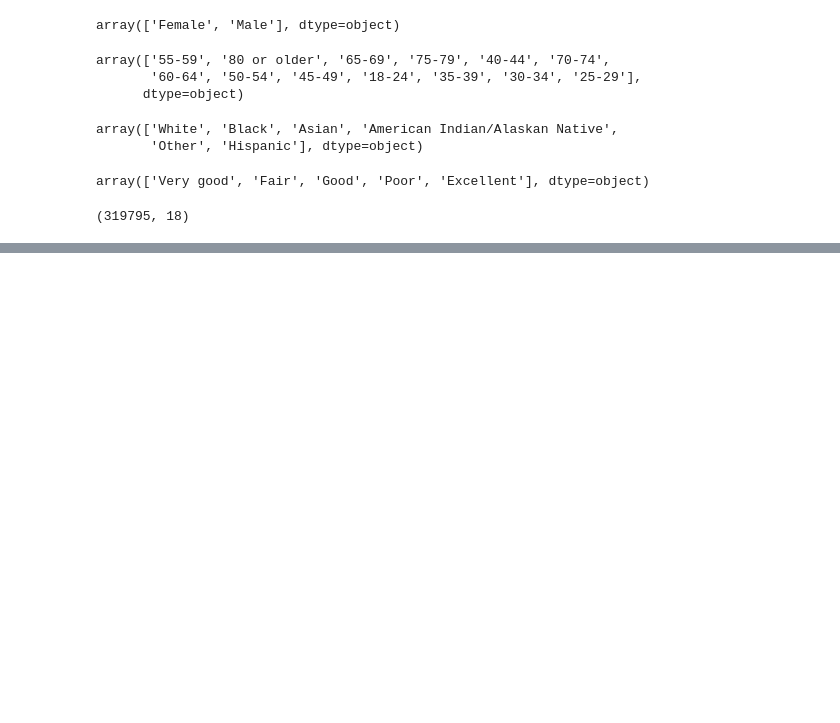
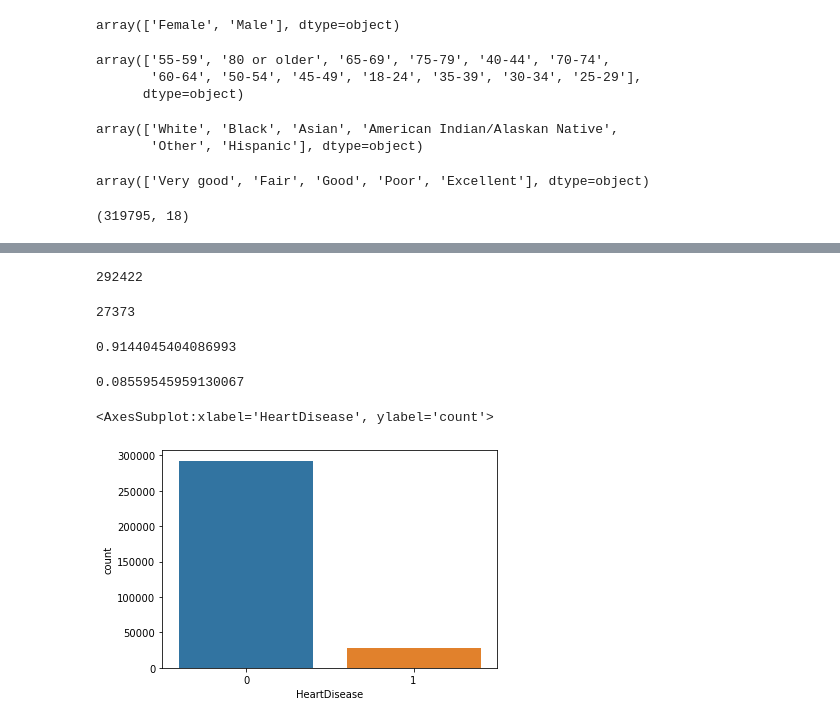
Before and after one commit to JerayuT/Group-5-WQ23-Data-Science, a Jupyter notebook: Project Analysis.ipynb, the cells around one changed output, grey strips where cells are left out. Saved outputs shown, nothing was run; the diff lists cells and outputs as text; code cells hidden in the pictures; blank space fills up the shorter version.

```diff
--- a/Project Analysis.ipynb
+++ b/Project Analysis.ipynb
@@ -97,0 +93,21 @@ test = data.iloc[223856:, :]
+# %%
+data['HeartDisease'].value_counts()[0]
+# %% [output]
+292422
+# %%
+data['HeartDisease'].value_counts()[1]
+# %% [output]
+27373
+# %%
+data['HeartDisease'].value_counts()[0] / data.shape[0]
+# %% [output]
+0.9144045404086993
+# %%
+data['HeartDisease'].value_counts()[1] / data.shape[0]
+# %% [output]
+0.08559545959130067
+# %%
+sns.countplot(x='HeartDisease',data=data)
+# %% [output]
+<AxesSubplot:xlabel='HeartDisease', ylabel='count'>
+[figure, new version]
```
Also changed, not shown: parts of 51 cells of this notebook.
